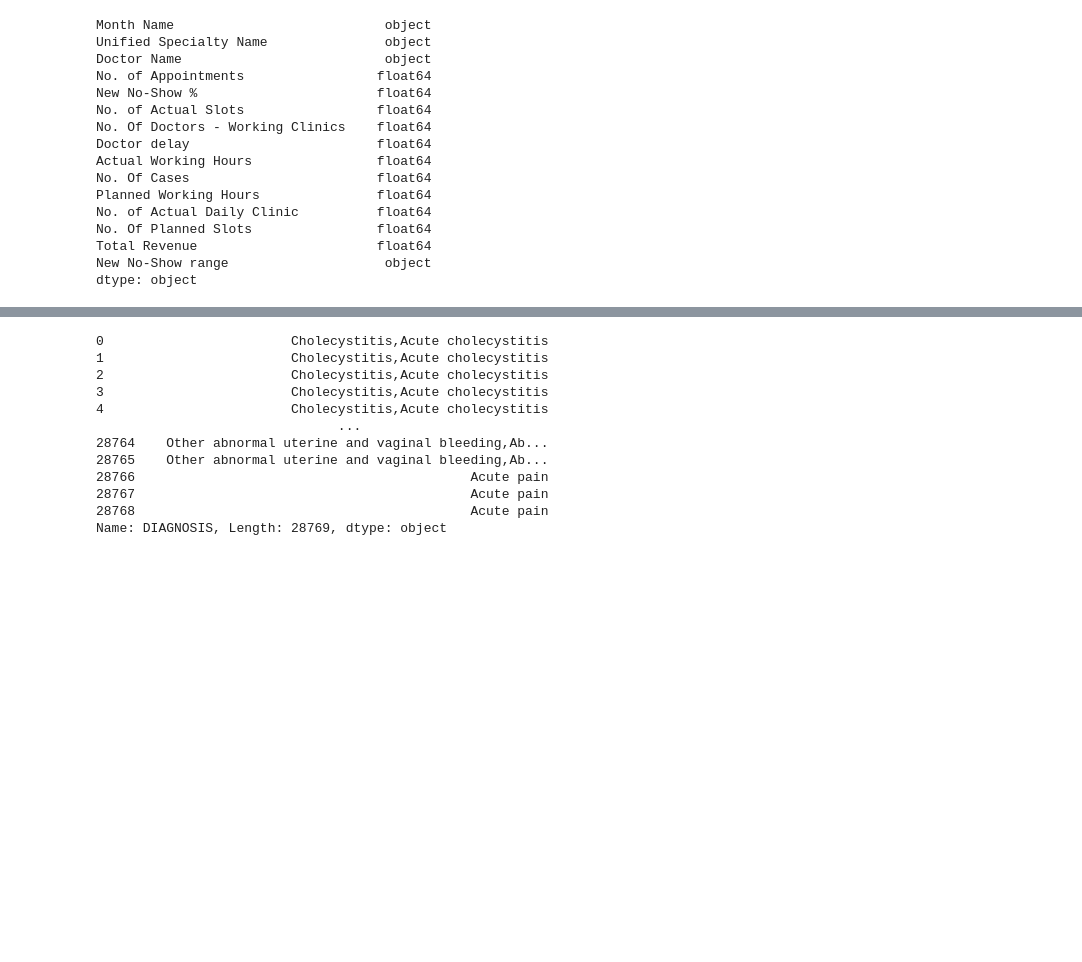
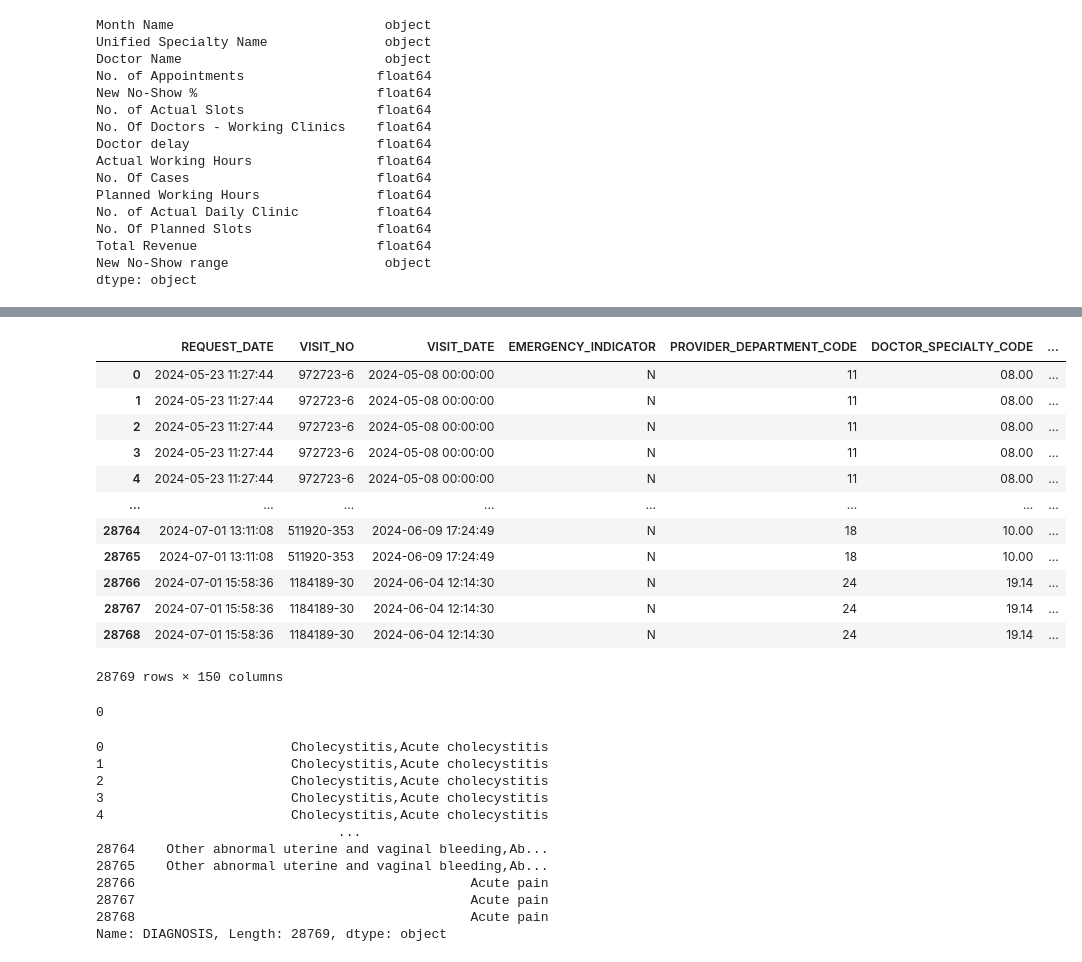
Before and after one commit to AmrAhmedElagoz/streamlit_app, a Jupyter notebook: testy.ipynb, the cells around one changed output, grey strips where cells are left out. Drawn from its saved outputs; the diff is of its cells as text; code cells hidden in the pictures; blank space fills up the shorter version.

```diff
--- a/testy.ipynb
+++ b/testy.ipynb
@@ -2763,8 +2763,8 @@ from claims import claim_inference, Model
 import pandas as pd
 # %%
 X_train = pd.read_parquet('15OCT_train.parquet').reset_index().drop(columns = ['index'])#[:100]
-df = pd.read_csv('amr_claims_second_model.csv').reset_index().drop(columns = ['index'])#[:100]
-X_test = pd.read_parquet('15OCT_test.parquet').reset_index().drop(columns = ['index'])#[:100]
-X_test_filtered = pd.read_parquet('filtered_15OCT_test.parquet').reset_index().drop(columns = ['index'])#[:100]
+df = pd.read_csv('amr_claims.csv').reset_index().drop(columns = ['index'])#[:100]
+X_test = pd.read_parquet('10oct_X_test.parquet').reset_index().drop(columns = ['index'])#[:100]
+X_test_filtered = pd.read_parquet('15OCT_test.parquet').reset_index().drop(columns = ['index'])#[:100]
 y_train = pd.read_parquet('oct_y_train.parquet').reset_index().drop(columns = ['index'])#[:100]
-y_test = pd.read_parquet('15OCT_y_test.parquet').reset_index().drop(columns = ['index'])#[:100]
+y_test = pd.read_parquet('oct_y_test.parquet').reset_index().drop(columns = ['index'])#[:100]
@@ -2770,0 +2883,18 @@ y_test = pd.read_parquet('15OCT_y_test.parquet').reset_index().drop(columns = ['
+# %%
+_df= pd.concat([X_test_filtered, y_test['NOTES']], axis= 1)
+# %%
+_df
+# %% [output]
+|  | REQUEST_DATE | VISIT_NO | VISIT_DATE | EMERGENCY_INDICATOR | PROVIDER_DEPARTMENT_CODE | DOCTOR_SPECIALTY_CODE | ... |
+| 0 | 2024-05-23 11:27:44 | 972723-6 | 2024-05-08 00:00:00 | N | 11 | 08.00 | ... |
+| 1 | 2024-05-23 11:27:44 | 972723-6 | 2024-05-08 00:00:00 | N | 11 | 08.00 | ... |
+| 2 | 2024-05-23 11:27:44 | 972723-6 | 2024-05-08 00:00:00 | N | 11 | 08.00 | ... |
+| 3 | 2024-05-23 11:27:44 | 972723-6 | 2024-05-08 00:00:00 | N | 11 | 08.00 | ... |
+| 4 | 2024-05-23 11:27:44 | 972723-6 | 2024-05-08 00:00:00 | N | 11 | 08.00 | ... |
+| ... | ... | ... | ... | ... | ... | ... | ... |
+| 28764 | 2024-07-01 13:11:08 | 511920-353 | 2024-06-09 17:24:49 | N | 18 | 10.00 | ... |
+| 28765 | 2024-07-01 13:11:08 | 511920-353 | 2024-06-09 17:24:49 | N | 18 | 10.00 | ... |
+| 28766 | 2024-07-01 15:58:36 | 1184189-30 | 2024-06-04 12:14:30 | N | 24 | 19.14 | ... |
+| 28767 | 2024-07-01 15:58:36 | 1184189-30 | 2024-06-04 12:14:30 | N | 24 | 19.14 | ... |
+| 28768 | 2024-07-01 15:58:36 | 1184189-30 | 2024-06-04 12:14:30 | N | 24 | 19.14 | ... |
+28769 rows × 150 columns
@@ -2771,3 +2903,7 @@ y_test = pd.read_parquet('15OCT_y_test.parquet').reset_index().drop(columns = ['
+# %%
+len(df[df['PREDICTED_OUTCOME'] == 'Approved'])
+# %% [output]
+0
 # %%
 X_test_filtered['DIAGNOSIS']
 # %% [output]
```
Also changed, not shown: parts of 16 cells of this notebook, 4 other files.
